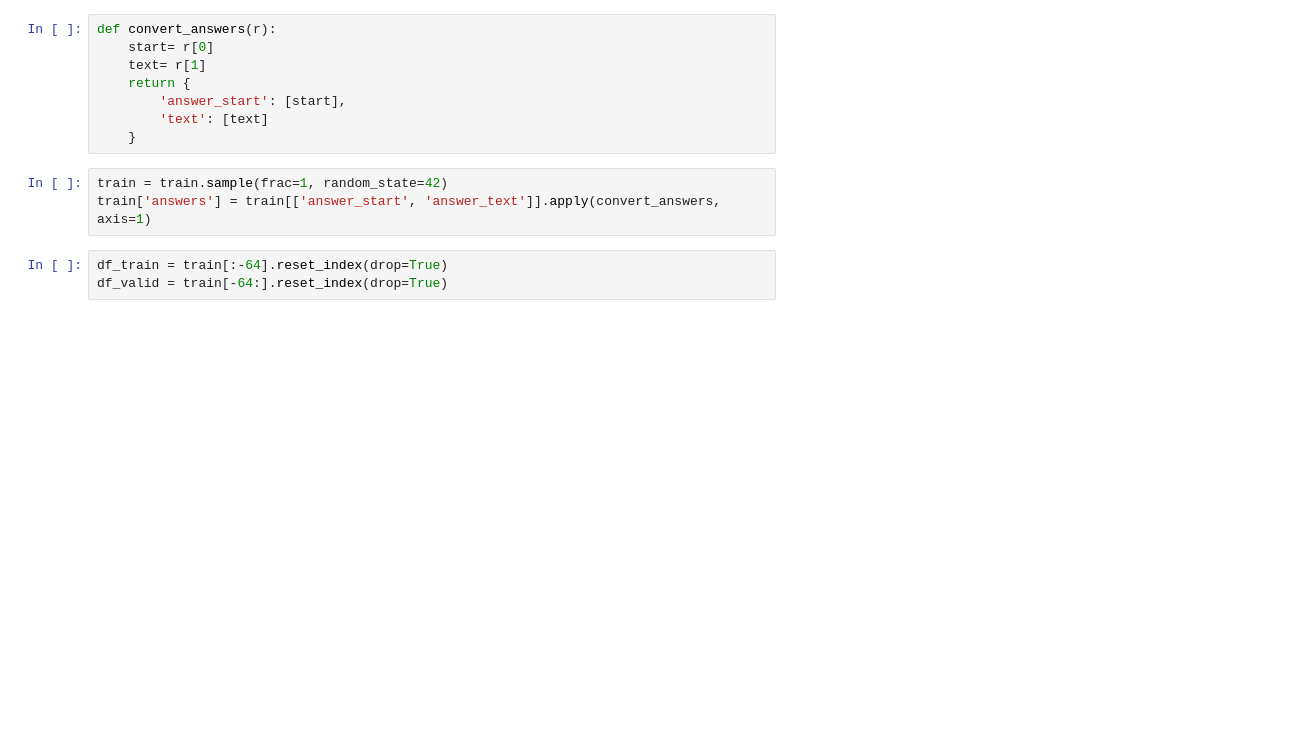
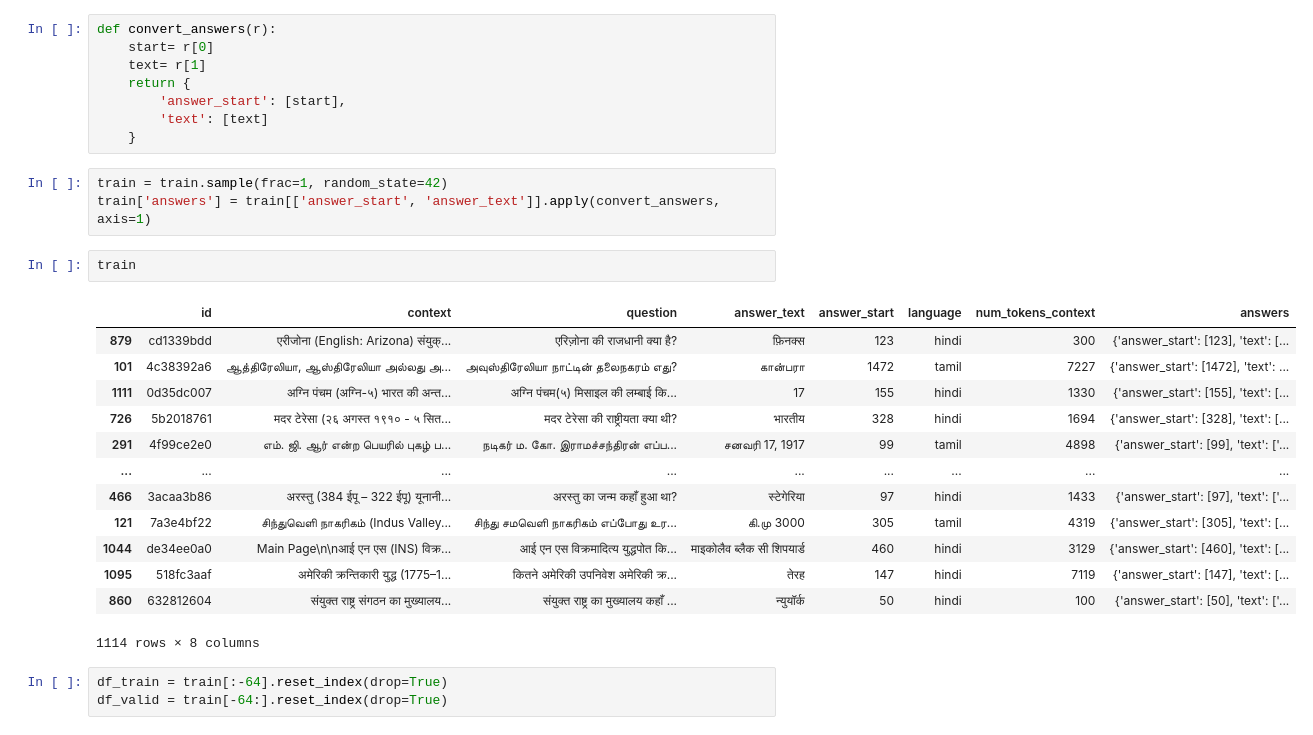
Before and after one commit to amitwalia45944/Hindi-and-Tamil-Question-Answering, a Jupyter notebook: chaii.ipynb, the cells around one changed output. Drawn from its saved outputs; the diff is of its cells as text; blank space fills up the shorter version.

```diff
--- a/chaii.ipynb
+++ b/chaii.ipynb
@@ -56,6 +114,22 @@ def convert_answers(r):
 # %%
 train = train.sample(frac=1, random_state=42)
 train['answers'] = train[['answer_start', 'answer_text']].apply(convert_answers, axis=1)
+# %%
+train
+# %% [output]
+|  | id | context | question | answer_text | answer_start | language | num_tokens_context | answers |
+| 879 | cd1339bdd | एरीजोना (English: Arizona) संयुक्... | एरिज़ोना की राजधानी क्या है? | फ़िनक्स | 123 | hindi | 300 | {'answer_start': [123], 'text': [... |
+| 101 | 4c38392a6 | ஆத்திரேலியா, ஆஸ்திரேலியா அல்லது அ... | அவுஸ்திரேலியா நாட்டின் தலைநகரம் எது? | கான்பரா | 1472 | tamil | 7227 | {'answer_start': [1472], 'text': ... |
+| 1111 | 0d35dc007 | अग्नि पंचम (अग्नि-५) भारत की अन्त... | अग्नि पंचम(५) मिसाइल की लम्बाई कि... | 17 | 155 | hindi | 1330 | {'answer_start': [155], 'text': [... |
+| 726 | 5b2018761 | मदर टेरेसा (२६ अगस्त १९१० - ५ सित... | मदर टेरेसा की राष्ट्रीयता क्या थी? | भारतीय | 328 | hindi | 1694 | {'answer_start': [328], 'text': [... |
+| 291 | 4f99ce2e0 | எம். ஜி. ஆர் என்ற பெயரில் புகழ் ப... | நடிகர் ம. கோ. இராமச்சந்திரன் எப்ப... | சனவரி 17, 1917 | 99 | tamil | 4898 | {'answer_start': [99], 'text': ['... |
+| ... | ... | ... | ... | ... | ... | ... | ... | ... |
+| 466 | 3acaa3b86 | अरस्तु (384 ईपू – 322 ईपू) यूनानी... | अरस्तु का जन्म कहाँ हुआ था? | स्टेगेरिया | 97 | hindi | 1433 | {'answer_start': [97], 'text': ['... |
+| 121 | 7a3e4bf22 | சிந்துவெளி நாகரிகம் (Indus Valley... | சிந்து சமவெளி நாகரிகம் எப்போது உர... | கி.மு 3000 | 305 | tamil | 4319 | {'answer_start': [305], 'text': [... |
+| 1044 | de34ee0a0 | Main Page\n\nआई एन एस (INS) विक्र... | आई एन एस विक्रमादित्य युद्धपोत कि... | माइकोलैव ब्लैक ‍सी शिपयार्ड | 460 | hindi | 3129 | {'answer_start': [460], 'text': [... |
+| 1095 | 518fc3aaf | अमेरिकी क्रन्तिकारी युद्ध (1775–1... | कितने अमेरिकी उपनिवेश अमेरिकी क्र... | तेरह | 147 | hindi | 7119 | {'answer_start': [147], 'text': [... |
+| 860 | 632812604 | संयुक्त राष्ट्र संगठन का मुख्यालय... | संयुक्त राष्ट्र का मुख्यालय कहाँ ... | न्युयॉर्क | 50 | hindi | 100 | {'answer_start': [50], 'text': ['... |
+1114 rows × 8 columns
 # %%
 df_train = train[:-64].reset_index(drop=True)
 df_valid = train[-64:].reset_index(drop=True)
```
Also changed, not shown: parts of 25 cells of this notebook.
